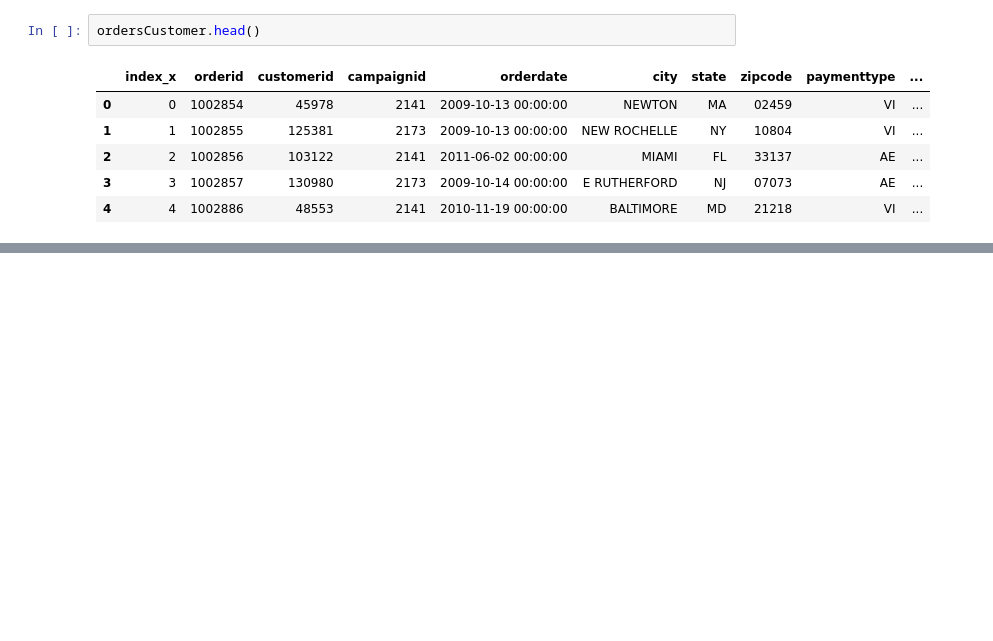
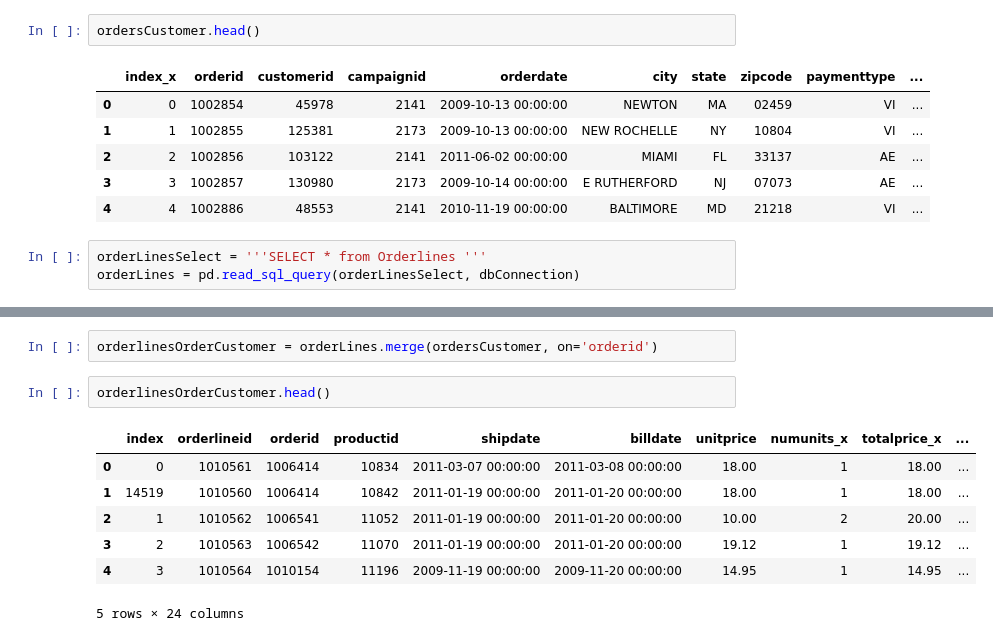
Before and after one commit to MariuszWroc/dataScience, a Jupyter notebook: data science - projekt.ipynb, the cells around one changed output, grey strips where cells are left out. Saved outputs shown, nothing was run; the diff lists cells and outputs as text; blank space fills up the shorter version.

Commit message:
big table

```diff
--- a/data science - projekt.ipynb
+++ b/data science - projekt.ipynb
@@ -127,3 +127,6 @@ ordersCustomer.head()
 | 2 | 2 | 1002856 | 103122 | 2141 | 2011-06-02 00:00:00 | MIAMI | FL | 33137 | AE | ... |
 | 3 | 3 | 1002857 | 130980 | 2173 | 2009-10-14 00:00:00 | E RUTHERFORD | NJ | 07073 | AE | ... |
 | 4 | 4 | 1002886 | 48553 | 2141 | 2010-11-19 00:00:00 | BALTIMORE | MD | 21218 | VI | ... |
+# %%
+orderLinesSelect = '''SELECT * from Orderlines '''
+orderLines = pd.read_sql_query(orderLinesSelect, dbConnection)
@@ -129,0 +142,12 @@ ordersCustomer.head()
+# %%
+orderlinesOrderCustomer = orderLines.merge(ordersCustomer, on='orderid')
+# %%
+orderlinesOrderCustomer.head()
+# %% [output]
+|  | index | orderlineid | orderid | productid | shipdate | billdate | unitprice | numunits_x | totalprice_x | ... |
+| 0 | 0 | 1010561 | 1006414 | 10834 | 2011-03-07 00:00:00 | 2011-03-08 00:00:00 | 18.00 | 1 | 18.00 | ... |
+| 1 | 14519 | 1010560 | 1006414 | 10842 | 2011-01-19 00:00:00 | 2011-01-20 00:00:00 | 18.00 | 1 | 18.00 | ... |
+| 2 | 1 | 1010562 | 1006541 | 11052 | 2011-01-19 00:00:00 | 2011-01-20 00:00:00 | 10.00 | 2 | 20.00 | ... |
+| 3 | 2 | 1010563 | 1006542 | 11070 | 2011-01-19 00:00:00 | 2011-01-20 00:00:00 | 19.12 | 1 | 19.12 | ... |
+| 4 | 3 | 1010564 | 1010154 | 11196 | 2009-11-19 00:00:00 | 2009-11-20 00:00:00 | 14.95 | 1 | 14.95 | ... |
+5 rows × 24 columns
```
Also changed, not shown: parts of 1 cell of this notebook.
